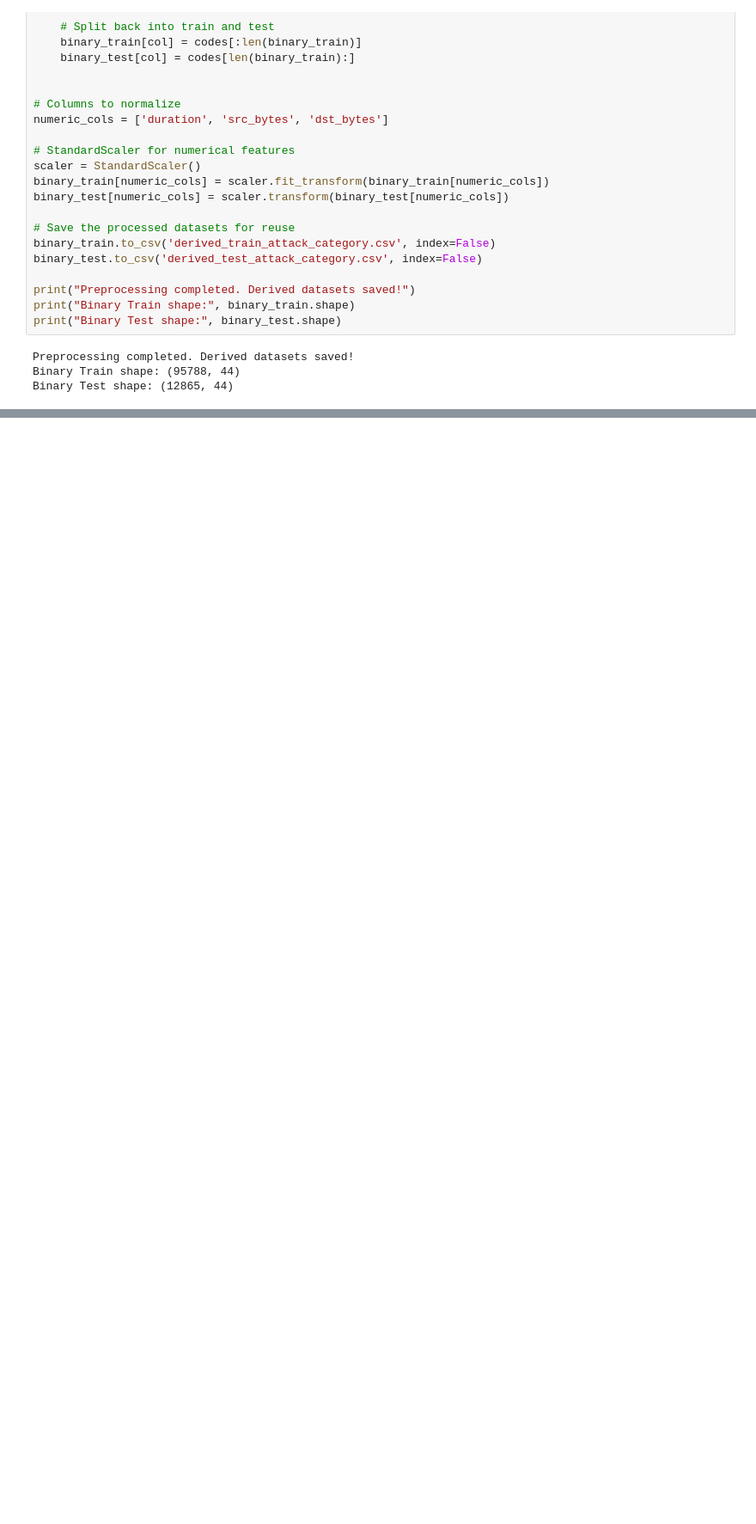
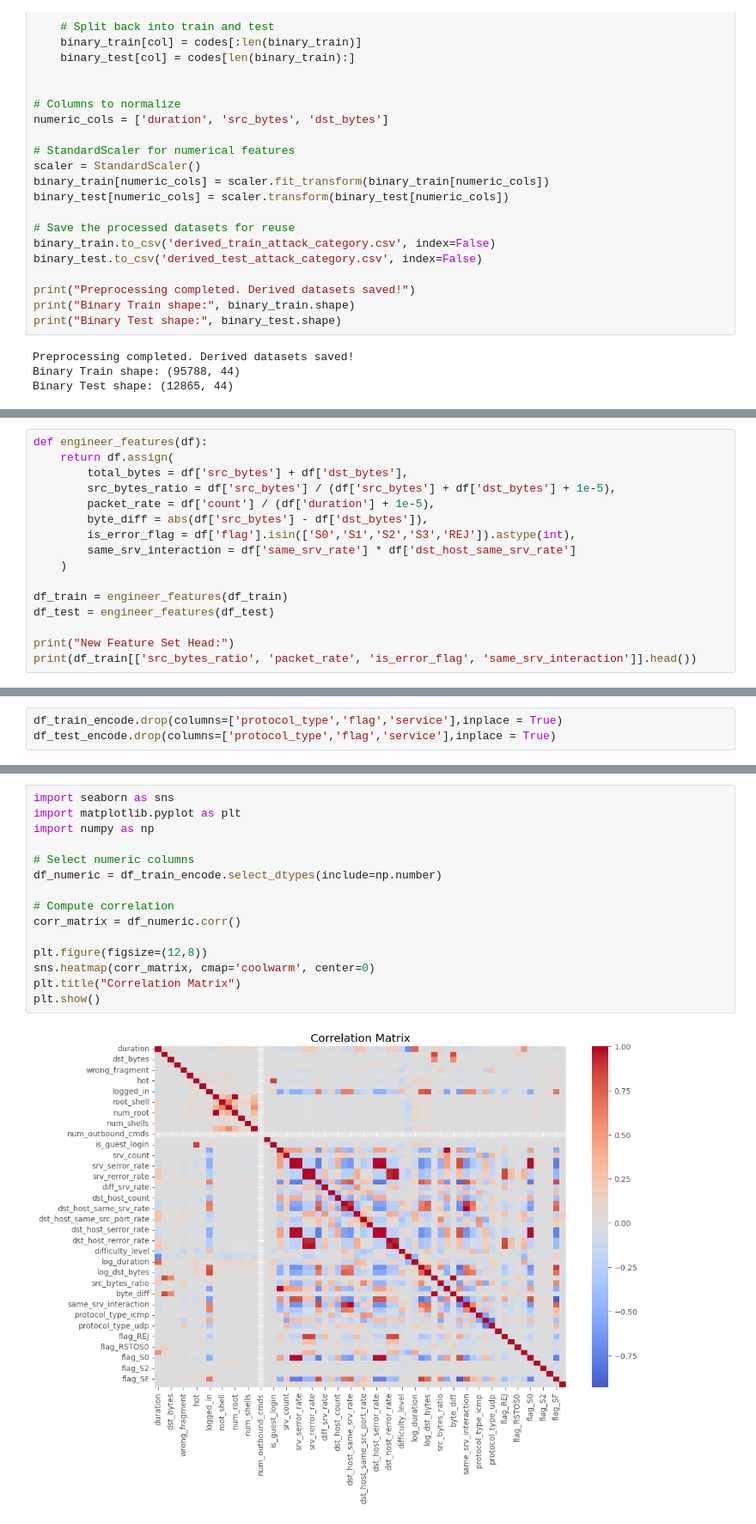
Before and after one commit to mailech/SentinelNet-AI-Powered-Network-Intrusion-Detection-System-, a Jupyter notebook: notebooks/02_feature_engineering.ipynb, the cells around one changed output, grey strips where cells are left out. Shown at 86% size. Saved outputs shown, nothing was run; the diff lists cells and outputs as text; blank space fills up the shorter version.

Commit message:
Feature Engineering

```diff
--- a/notebooks/02_feature_engineering.ipynb
+++ b/notebooks/02_feature_engineering.ipynb
@@ -360,0 +661,16 @@ weighted avg       1.00      1.00      1.00     12865
+# %%
+def engineer_features(df):
+    return df.assign(
+        total_bytes = df['src_bytes'] + df['dst_bytes'],
+        src_bytes_ratio = df['src_bytes'] / (df['src_bytes'] + df['dst_bytes'] + 1e-5),
+        packet_rate = df['count'] / (df['duration'] + 1e-5),
+        byte_diff = abs(df['src_bytes'] - df['dst_bytes']),
+        is_error_flag = df['flag'].isin(['S0','S1','S2','S3','REJ']).astype(int),
+        same_srv_interaction = df['same_srv_rate'] * df['dst_host_same_srv_rate']
+    )
+
+df_train = engineer_features(df_train)
+df_test = engineer_features(df_test)
+
+print("New Feature Set Head:")
+print(df_train[['src_bytes_ratio', 'packet_rate', 'is_error_flag', 'same_srv_interaction']].head())
@@ -360,0 +793,3 @@ weighted avg       1.00      1.00      1.00     12865
+# %%
+df_train_encode.drop(columns=['protocol_type','flag','service'],inplace = True)
+df_test_encode.drop(columns=['protocol_type','flag','service'],inplace = True)
@@ -360,0 +870,17 @@ weighted avg       1.00      1.00      1.00     12865
+# %%
+import seaborn as sns
+import matplotlib.pyplot as plt
+import numpy as np
+
+# Select numeric columns
+df_numeric = df_train_encode.select_dtypes(include=np.number)
+
+# Compute correlation
+corr_matrix = df_numeric.corr()
+
+plt.figure(figsize=(12,8))
+sns.heatmap(corr_matrix, cmap='coolwarm', center=0)
+plt.title("Correlation Matrix")
+plt.show()
+# %% [output]
+[figure, added]
```
Also changed, not shown: parts of 30 cells of this notebook.
